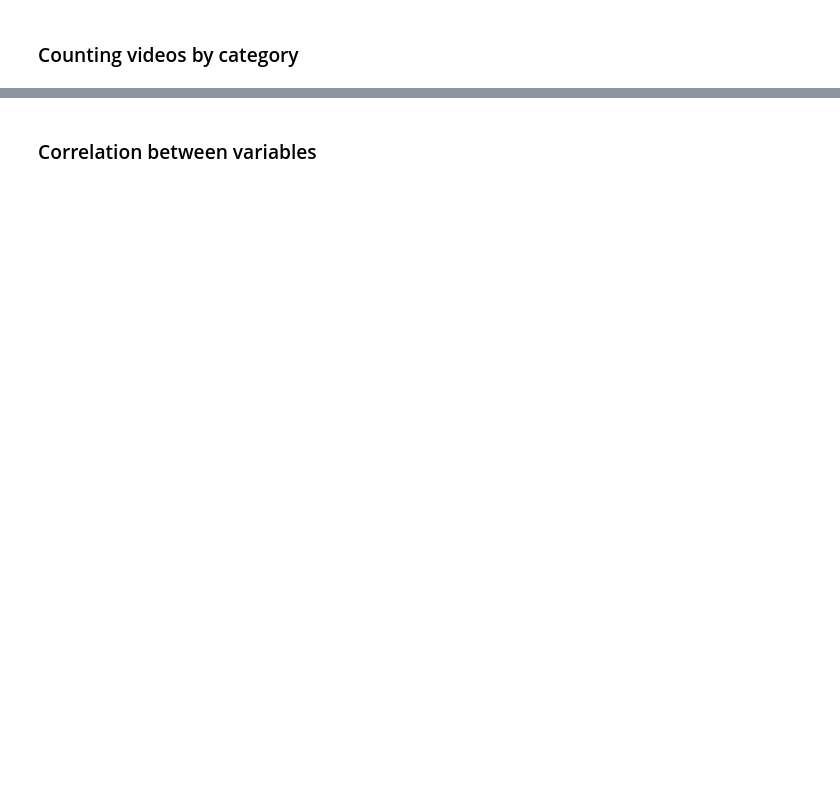
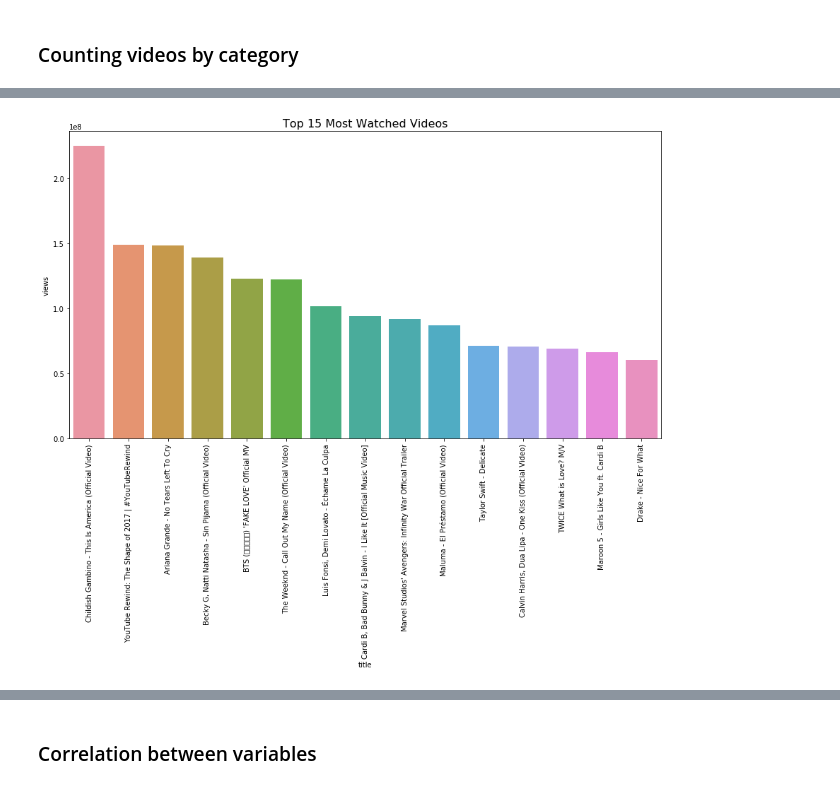
Before and after one commit to juyamauti/YoutubeEDA, a Jupyter notebook: Youtube_TrendingVideosEDA.ipynb, the cells around one changed output, grey strips where cells are left out. Saved outputs shown, nothing was run; the diff lists cells and outputs as text; code cells hidden in the pictures; blank space fills up the shorter version.

```diff
--- a/Youtube_TrendingVideosEDA.ipynb
+++ b/Youtube_TrendingVideosEDA.ipynb
@@ -153,2 +232,4 @@ tl = categorychart.set_xticklabels(categorychart.get_xticklabels(), rotation=45)
 # %%
 # Showing top 15 most visualized videos (chart)
+vizdata = newdf[filtered_columns].nlargest(15,'views')
+vizdata
@@ -154,0 +253,7 @@ tl = categorychart.set_xticklabels(categorychart.get_xticklabels(), rotation=45)
+# %%
+plt.figure(figsize = (15,8))
+vizchart = sns.barplot(x='title', y='views', data=vizdata)
+plt.title('Top 15 Most Watched Videos', fontsize=16)
+tl = vizchart.set_xticklabels(vizchart.get_xticklabels(), rotation=90, fontsize=10)
+# %% [output]
+[figure, added]
```
Also changed, not shown: parts of 49 cells of this notebook.
